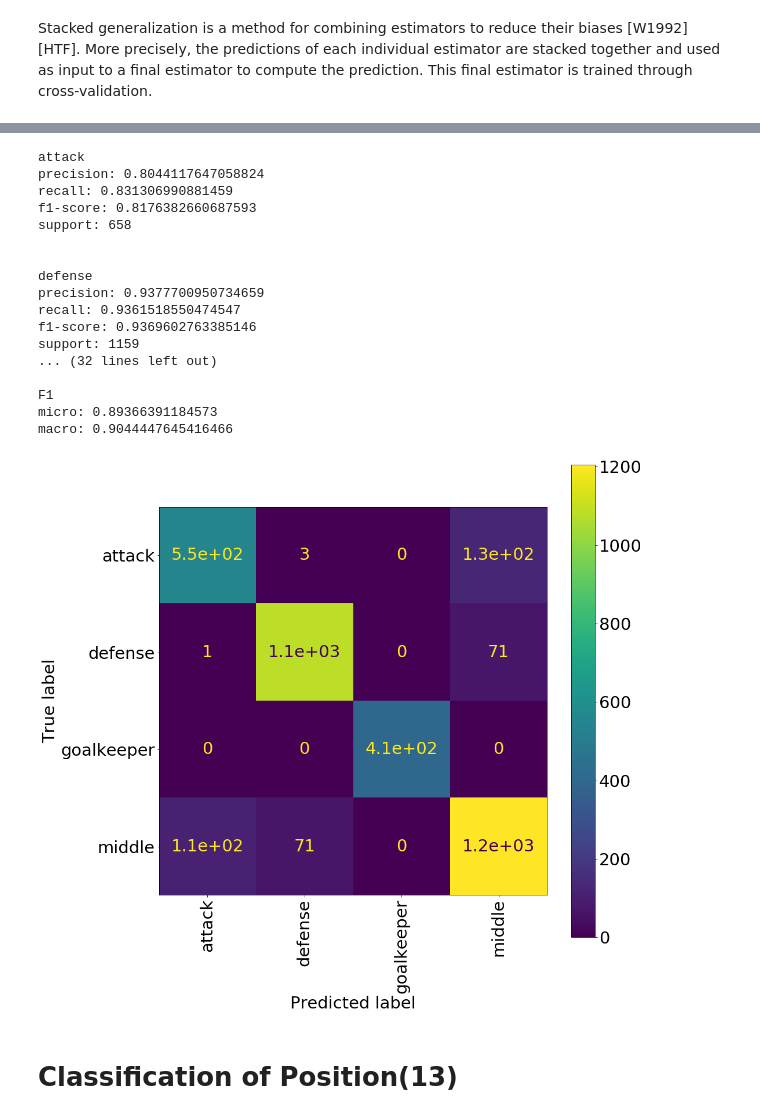
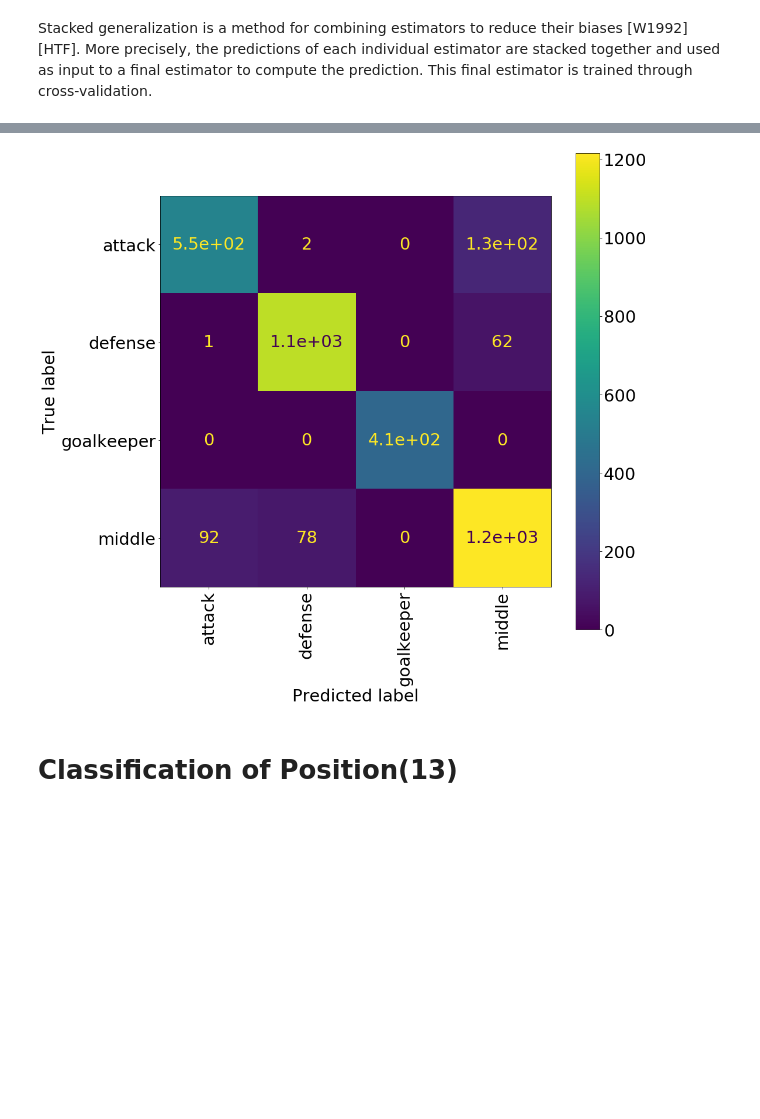
Before and after one commit to timzatko/fifa-19-dataset-machine-learning, a Jupyter notebook: notebooks/11_ensemble_classification.ipynb, the cells around one changed output, grey strips where cells are left out. Cells and saved outputs as stored; diff of their text form; code cells hidden in the pictures; blank space fills up the shorter version.

Commit message:
Update ensemble classification notebook

```diff
--- a/notebooks/11_ensemble_classification.ipynb
+++ b/notebooks/11_ensemble_classification.ipynb
@@ -141,9 +196,22 @@ Specific weights can be assigned to each classifier via the weights parameter. W
 # %%
-clf1 = LogisticRegression(random_state=1)
-clf2 = RandomForestClassifier(n_estimators=50, random_state=1)
-clf3 = GaussianNB()
+%%time
 
-eclf = VotingClassifier(estimators=[('lr', clf1), ('rf', clf2), ('gnb', clf3)], voting='soft', weights=[2, 1, 2])
+from sklearn.preprocessing import StandardScaler
+
+from sklearn.pipeline import make_pipeline
+
+
+clf1 = LogisticRegression(random_state=42, max_iter=10000, n_jobs=-1)
+clf2 = RandomForestClassifier(random_state=42)
+clf3 = make_pipeline(StandardScaler(), LinearSVC(random_state=42, max_iter=100000))
+
+eclf = VotingClassifier(estimators=[
+    ('lr', clf1),
+    ('rf', clf2),
+    ('ls', clf3)
+], voting='soft', weights=[2, 2, 1])
+
 eclf.fit(X_train, y_train)
+
 custom_classification_report(eclf, labels, X_test, y_test, figsize=(15, 15))
 # %% [output]
@@ -177,15 +221,25 @@ macro: 0.8610475085153866
 # %% [markdown]
 Stacked generalization is a method for combining estimators to reduce their biases [W1992] [HTF]. More precisely, the predictions of each individual estimator are stacked together and used as input to a final estimator to compute the prediction. This final estimator is trained through cross-validation.
 # %%
+from sklearn.linear_model import LogisticRegression
+
+from sklearn.ensemble import AdaBoostClassifier
+from sklearn.ensemble import GradientBoostingClassifier
+from sklearn.ensemble import StackingClassifier
 from sklearn.ensemble import RandomForestClassifier
-from sklearn.svm import LinearSVC
-from sklearn.linear_model import LogisticRegression
-from sklearn.preprocessing import StandardScaler
-from sklearn.pipeline import make_pipeline
-from sklearn.ensemble import StackingClassifier
 
-estimators = [('rf', RandomForestClassifier(n_estimators=10, random_state=42)), ('svr', make_pipeline(StandardScaler(), LinearSVC(random_state=42)))]
-clf = StackingClassifier(estimators=estimators, final_estimator=LogisticRegression())
+clf_rf = RandomForestClassifier(random_state=42)
+clf_ada = AdaBoostClassifier(n_estimators=100, base_estimator=RandomForestClassifier(random_state=42), random_state=42)
+clf_gb = GradientBoostingClassifier(n_estimators=100)
+
+estimators = [
+    ('rf', clf_rf),
+    ('gb', clf_gb),
+    ('ada', clf_ada)
+]
+
+clf = StackingClassifier(estimators=estimators, final_estimator=LogisticRegression(max_iter=10000, n_jobs=-1))
+
 clf.fit(X_train, y_train)
 custom_classification_report(clf, labels, X_test, y_test, figsize=(15, 15))
 # %% [output]
@@ -199,21 +263,4 @@ Please also refer to the documentation for alternative solver options:
-attack
-precision: 0.8044117647058824
-recall: 0.831306990881459
-f1-score: 0.8176382660687593
-support: 658
-
-
-defense
-precision: 0.9377700950734659
-recall: 0.9361518550474547
-f1-score: 0.9369602763385146
-support: 1159
-... (32 lines left out)
-
-F1
-micro: 0.89366391184573
-macro: 0.9044447645416466
-[figure, old version]
+[figure, new version]
 # %% [markdown]
 # Classification of Position(13)
 # %%
```
Also changed, not shown: parts of 22 cells of this notebook.
